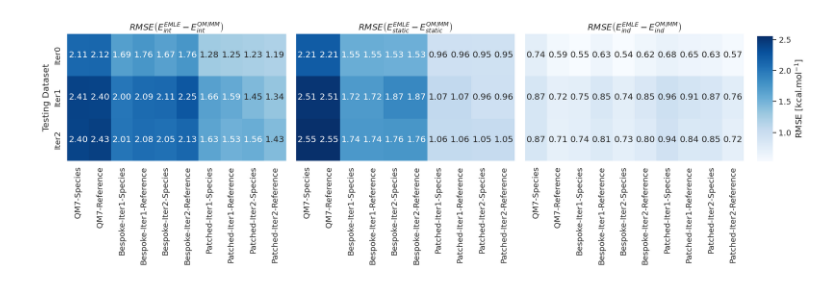
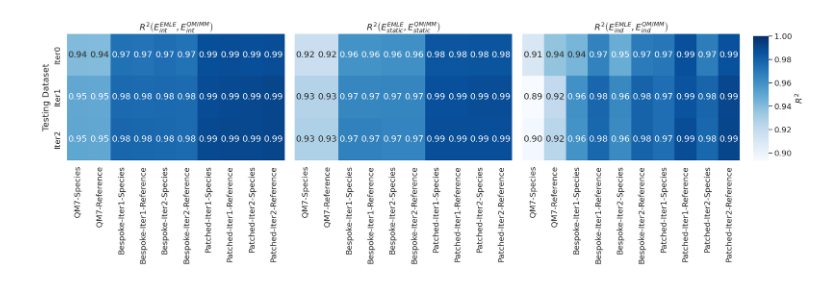
Before and after one commit to michellab/EMLE_HFE_SI, a Jupyter notebook: figures/figure_3/performance_per_iteration.ipynb, the cells around one changed output. Cells and saved outputs as stored; diff of their text form; code cells hidden in the pictures.

Commit message:
Update figures

```diff
--- a/figures/figure_3/performance_per_iteration.ipynb
+++ b/figures/figure_3/performance_per_iteration.ipynb
@@ -35,7 +35,7 @@ models_dict = {
 
 testing_data_paths = {
     "Iter0": "../../data/testing_training_data/merged_testing_data_iter_1.pkl",
-    "Iter1": "../../data/testing_training_data/merged_ref_data_iter_2.pkl",
+    "Iter1": "../../data/testing_training_data/merged_testing_data_iter_2.pkl",
     "Iter2": "../../data/testing_training_data/merged_testing_data_iter_3.pkl",
 }
 
@@ -160,40 +160,51 @@ fig, axes = plt.subplots(1, 3, figsize=(18, 6), sharex=True, sharey=True)
 cmap = sns.color_palette("Blues", as_cmap=True)
 
 # Extract metric values
-metric = "rmse"
+"""
+        metrics_dict[iteration][model_name]["e_total"]["mse"] = mse
+        metrics_dict[iteration][model_name]["e_total"]["kendall"] = kendall
+        metrics_dict[iteration][model_name]["e_total"]["pearson"] = pearson
+        metrics_dict[iteration][model_name]["e_total"]["r2"] = r2
+"""
+
+metric = "r2"
+label = metric.upper()
 df_metric_total = df.applymap(lambda x: x[metric])["e_total"].reset_index()
 df_metric_static = df.applymap(lambda x: x[metric])["e_static"].reset_index()
 df_metric_ind = df.applymap(lambda x: x[metric])["e_ind"].reset_index()
 
 for df_metric in [df_metric_total, df_metric_static, df_metric_ind]:
     df_metric["level_0"] = pd.Categorical(df_metric["level_0"], categories=df_metric["level_0"].unique(), ordered=True)
     df_metric["level_1"] = pd.Categorical(df_metric["level_1"], categories=df_metric["level_1"].unique(), ordered=True)
     df_metric.sort_values(by=["level_0", "level_1"], inplace=True)
 
 vmin = min(df_metric_total["e_total"].min(), df_metric_static["e_static"].min(), df_metric_ind["e_ind"].min())
 vmax = max(df_metric_total["e_total"].max(), df_metric_static["e_static"].max(), df_metric_ind["e_ind"].max())
 
+#vmin = 0
+vmax = 1
+
 cbar_ax = fig.add_axes([0.925, 0.43, 0.02, 0.48])  # (x, y, width, height)
 
 sns.heatmap(df_metric_total.pivot(index="level_0", columns="level_1", values="e_total"),
-            annot=True, fmt=".2f", ax=axes[0], cmap=cmap, vmin=vmin, vmax=vmax, cbar=True, cbar_ax=cbar_ax, cbar_kws={"label": "RMSE [kcal.mol$^{-1}$]", })
+            annot=True, fmt=".2f", ax=axes[0], cmap=cmap, vmin=vmin, vmax=vmax, cbar=True, cbar_ax=cbar_ax, cbar_kws={"label": "$R^{2}$", })
 sns.heatmap(df_metric_static.pivot(index="level_0", columns="level_1", values="e_static"),
             annot=True, fmt=".2f", ax=axes[1], cmap=cmap, vmin=vmin, vmax=vmax, cbar=False)
 sns.heatmap(df_metric_ind.pivot(index="level_0", columns="level_1", values="e_ind"),
             annot=True, fmt=".2f", ax=axes[2], cmap=cmap, vmin=vmin, vmax=vmax, cbar=False)
 
 for ax, title in zip(axes, ["Total Energy", "Static Energy", "Induction Energy"]):
     ax.set_ylabel("")
     ax.set_xlabel("")
 
 pad = 5
 axes[0].set_ylabel("Testing Dataset", labelpad=pad)
-axes[0].set_title(r"$RMSE\left(E^{EMLE}_{int}-E^{QM/MM}_{int}\right)$", pad=pad)
-axes[1].set_title(r"$RMSE\left(E^{EMLE}_{static}-E^{QM/MM}_{static}\right)$", pad=pad)
-axes[2].set_title(r"$RMSE\left(E^{EMLE}_{ind}-E^{QM/MM}_{ind}\right)$", pad=pad)
+axes[0].set_title(r"$R^{2}\left(E^{EMLE}_{int}, E^{QM/MM}_{int}\right)$", pad=pad)
+axes[1].set_title(r"$R^{2}\left(E^{EMLE}_{static}, E^{QM/MM}_{static}\right)$", pad=pad)
+axes[2].set_title(r"$R^{2}\left(E^{EMLE}_{ind}, E^{QM/MM}_{ind}\right)$", pad=pad)
 
 plt.tight_layout(pad=1.0, rect=[0, 0, 0.92, 1])
 plt.savefig(f"fig3_{metric}_heatmap.pdf", dpi=300)
 plt.show()
 # %% [output]
-[figure, old version]
+[figure, new version]
```
Also changed, not shown: parts of 1 cell of this notebook, 12 other files.
